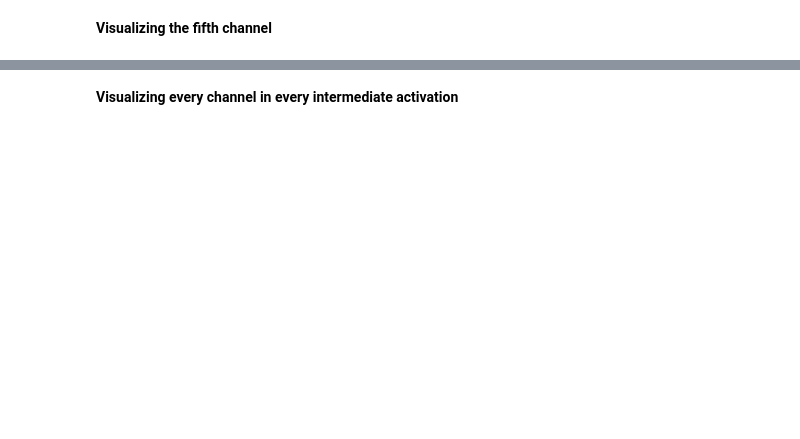
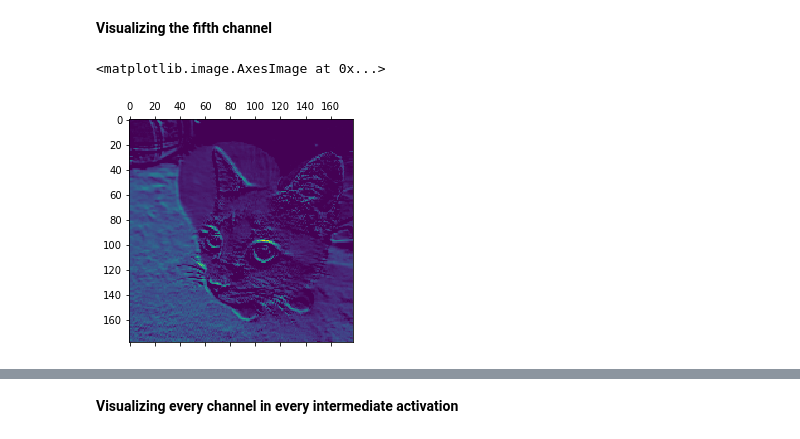
Before and after one commit to junji64/Deep_Learning_in_Seismic, a Jupyter notebook: chapter09_Advanced-deep-learning-for-CV.ipynb, the cells around one changed output, grey strips where cells are left out. Saved outputs shown, nothing was run; the diff lists cells and outputs as text; code cells hidden in the pictures; blank space fills up the shorter version.

```diff
--- a/chapter09_Advanced-deep-learning-for-CV.ipynb
+++ b/chapter09_Advanced-deep-learning-for-CV.ipynb
@@ -611,7 +637,10 @@ print(first_layer_activation.shape)
 **Visualizing the fifth channel**
 # %%
 import matplotlib.pyplot as plt
-plt.matshow(first_layer_activation[0, :, :, 5], cmap="viridis")
+plt.matshow(first_layer_activation[0, :, :, 1], cmap="viridis")
+# %% [output]
+<matplotlib.image.AxesImage at 0x...>
+[figure, added]
 # %% [markdown]
 <img src="https://drek4537l1klr.cloudfront.net/chollet2/Figures/09-13.png" width="250"><p style="text-align:center">Figure 9.13 Fifth channel of the activation of the first layer on the test cat picture</p>
 # %% [markdown]
```
Also changed, not shown: parts of 22 cells of this notebook.
